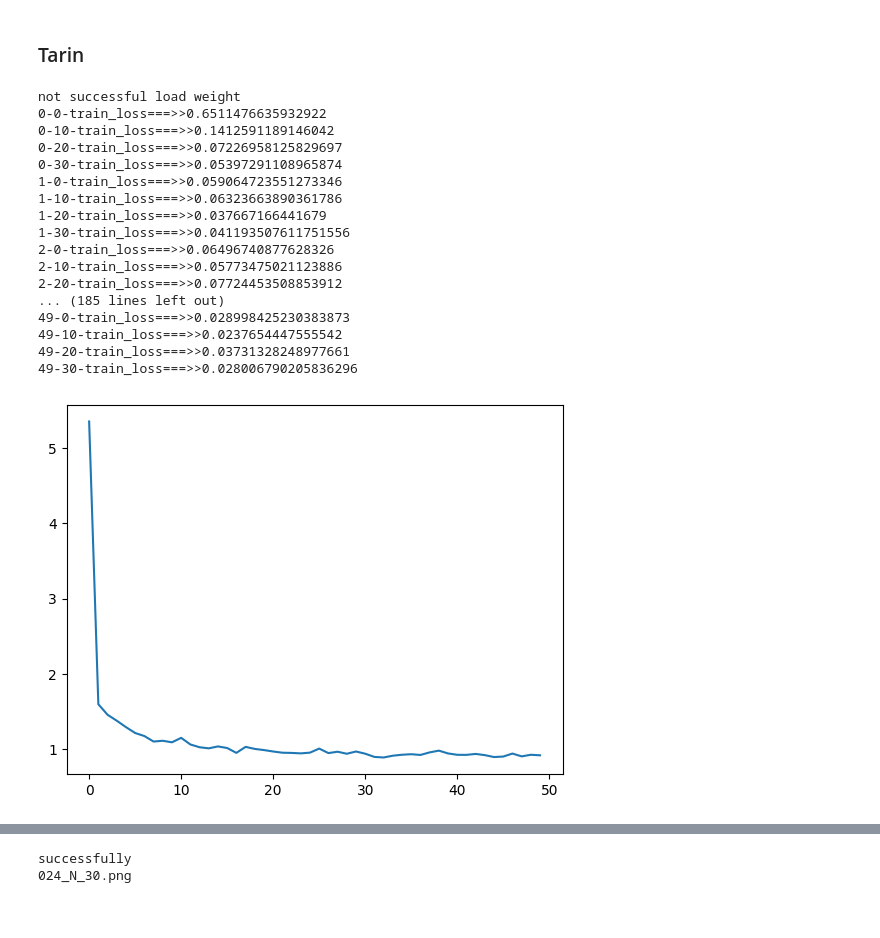
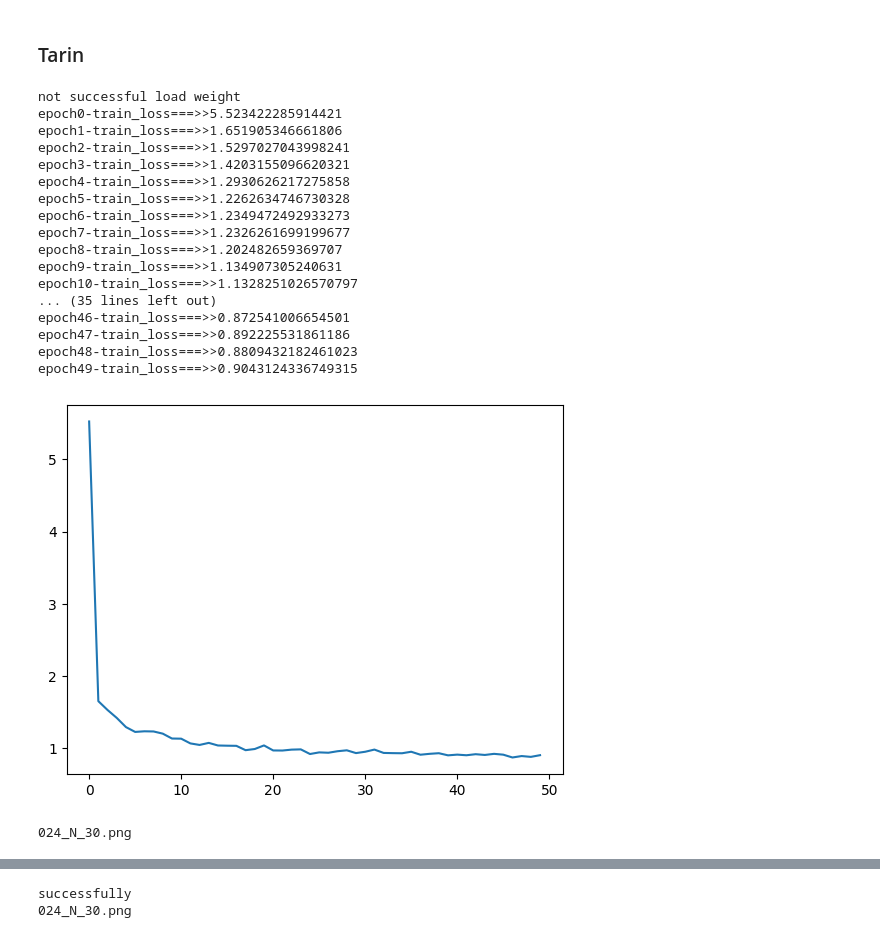
Before and after one commit to TaroKingCN/SignalProcessingProject, a Jupyter notebook: code/main.ipynb, the cells around one changed output, grey strips where cells are left out. Saved outputs shown, nothing was run; the diff lists cells and outputs as text; code cells hidden in the pictures.

Commit message:
simple test on one test case

```diff
--- a/code/main.ipynb
+++ b/code/main.ipynb
@@ -23,13 +23,26 @@ mask_folder_path = '../data/FAZ/Domain1/train/mask'
 test_folder_path='../data/FAZ/Domain1/test/imgs'
 train_files = os.listdir(train_folder_path)
 mask_files= os.listdir(mask_folder_path)
-for i in range(244):
-    if(mask_files[i]==train_files[i]):
+
+# 清理训练集中的非png文件
+del_count = 0
+for i in range(len(train_files)):
+    if train_files[i-del_count].endswith(".png"):
         pass
     else:
-        print(mask_files[i],train_files[i],i)
-        del train_files[i]
-        break
+        print(train_files[i-del_count])
+        del train_files[i-del_count]
+        del_count = del_count+1
+# 清理训练集mask中的非png文件
+del_count = 0
+for i in range(len(train_files)):
+    if train_files[i-del_count].endswith(".png"):
+        pass
+    else:
+        print(train_files[i-del_count])
+        del train_files[i-del_count]
+        del_count = del_count+1
+
 # test_files = os.listdir(test_folder_path)
 print(len(train_files),len(mask_files))
 # %% [output]
@@ -59,13 +73,11 @@ class MyDataset(Dataset):
 
     # cv读取图像信息
     def __getitem__(self,idx):
-
         fname = self.train_files[idx]
         im = cv2.imread(os.path.join(train_folder_path,fname))
-        #im = self.data[idx]
         mname = self.test_files[idx]
         segemnt_im = cv2.imread(os.path.join(mask_folder_path,mname))
-        return transform(im),transform(segemnt_im)
+        return transform(im/255).float(),transform(segemnt_im/255).float()
 # %%
 #定义网络
 """ Parts of the U-Net model """
@@ -191,52 +203,59 @@ opt=optim.Adam(net.parameters())
 loss_fun=nn.BCELoss()
 epoch=50
 lossArr =[]
+
+# start to train
 for j in range(epoch):
     lossItem = 0
     for i,(image,segment_image) in enumerate(data_loader):
             image, segment_image=image.to(device),segment_image.to(device)
 
             out_image=net(image)
             train_loss=loss_fun(out_image,segment_image)
 
             opt.zero_grad()
             train_loss.backward()
             opt.step()
             lossItem = lossItem + train_loss.item()
-            if i%10==0:
-                print(f'{j}-{i}-train_loss===>>{train_loss.item()}')
 
             if i%50==0:
                 torch.save(net.state_dict(),weight_path)
-
             # 组合图片
             _image=image[0]
             _segment_image=segment_image[0]
             _out_image=out_image[0]
-
             img=torch.stack([_image,_segment_image,_out_image],dim=0)
             save_image(img,f'{save_path}/{i}.png')
+    print(f'epoch{j}-train_loss===>>{lossItem}')
     lossArr.append(lossItem)
 x =range(epoch)
 plt.figure()
 plt.plot(x, lossArr)
 plt.show()
+
+#
 # %% [output]
 not successful load weight
-0-0-train_loss===>>0.6511476635932922
-0-10-train_loss===>>0.1412591189146042
-0-20-train_loss===>>0.07226958125829697
-0-30-train_loss===>>0.05397291108965874
-1-0-train_loss===>>0.059064723551273346
-1-10-train_loss===>>0.06323663890361786
-1-20-train_loss===>>0.037667166441679
-1-30-train_loss===>>0.041193507611751556
-2-0-train_loss===>>0.06496740877628326
-2-10-train_loss===>>0.05773475021123886
-2-20-train_loss===>>0.07724453508853912
-... (185 lines left out)
-49-0-train_loss===>>0.028998425230383873
-49-10-train_loss===>>0.0237654447555542
-49-20-train_loss===>>0.03731328248977661
-49-30-train_loss===>>0.028006790205836296
+epoch0-train_loss===>>5.523422285914421
+epoch1-train_loss===>>1.651905346661806
+epoch2-train_loss===>>1.5297027043998241
+epoch3-train_loss===>>1.4203155096620321
+epoch4-train_loss===>>1.2930626217275858
+epoch5-train_loss===>>1.2262634746730328
+epoch6-train_loss===>>1.2349472492933273
+epoch7-train_loss===>>1.2326261699199677
+epoch8-train_loss===>>1.202482659369707
+epoch9-train_loss===>>1.134907305240631
+epoch10-train_loss===>>1.1328251026570797
+... (35 lines left out)
+epoch46-train_loss===>>0.872541006654501
+epoch47-train_loss===>>0.892225531861186
+epoch48-train_loss===>>0.8809432182461023
+epoch49-train_loss===>>0.9043124336749315
-[figure, old version]
+[figure, new version]
+# %%
+test_file = os.listdir(test_folder_path)
+file = test_file[0]
+print(file)
+# %% [output]
+024_N_30.png
```
Also changed, not shown: parts of 3 cells of this notebook, 45 other files.
